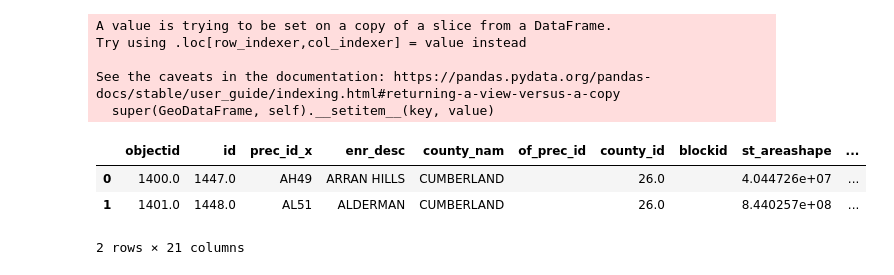
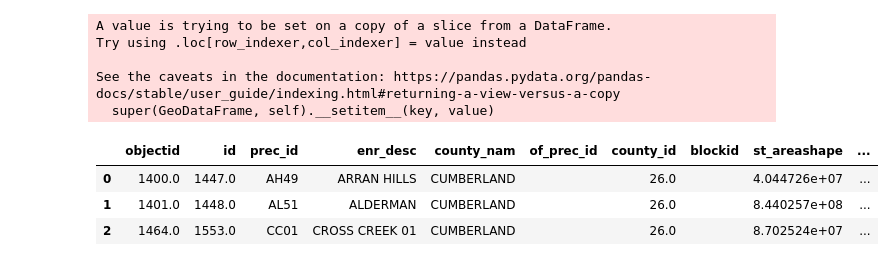
Before and after one commit to qscgy/visualizations, a Jupyter notebook: senate.ipynb, the cells around one changed output. Cells and saved outputs as stored; diff of their text form; code cells hidden in the pictures.

```diff
--- a/senate.ipynb
+++ b/senate.ipynb
@@ -11,11 +17,19 @@ with open('nc-election/county_ids.json', 'r') as f:
 # %%
-precinct_results = {}
+def load_results_from_json(fname):
+    precinct_results = {}
+    with open(fname,'r') as f:
+        results_j = json.load(f)
 
-for k in results_j:
-    county_name = county_ids[k]
-    for p in results_j[k]:
-        precinct_key = county_name+'_'+p['aid']
-        if precinct_key in precinct_results:
-            precinct_results[precinct_key][p['bnm']] = int(p['vct'])
-        else:
-            precinct_results[precinct_key] = {'pid':precinct_key, p['bnm']: int(p['vct'])}
+    for k in results_j:
+        county_name = cid_table.loc[cid_table.index.astype(str)==k][0].iloc[0]
+        for p in results_j[k]:
+            precinct_key = county_name+'_'+p['aid']
+            if precinct_key in precinct_results:
+                precinct_results[precinct_key][p['bnm']] = int(p['vct'])
+            else:
+                precinct_results[precinct_key] = {'pid':precinct_key, p['bnm']: int(p['vct'])}
+
+    results = pd.DataFrame.from_dict([precinct_results[k] for k in precinct_results])
+    results['County'] = results['pid'].map(lambda r: r.split('_')[0])
+
+    return results
@@ -40,0 +41,9 @@ counties = cid_table.loc[cid_table[0].isin(county_names)]
+# %%
+# results = load_results_from_csv('nc-election/precinct_results_senate.csv')
+# results.drop(['prec_id'], axis=1, inplace=True)
+results = load_results_from_json('nc-election/precinct_results_allen_ervin.json')
+# %%
+dem_name = results.columns[2]
+rep_name = results.columns[1]
+
+results['d_margin'] = (results[dem_name]-results[rep_name])/(results[dem_name]+results[rep_name])*100
@@ -42,22 +54,24 @@ counties = cid_table.loc[cid_table[0].isin(county_names)]
 with open('nc-election/Voting_Precincts.geojson','r') as f:
     shapes_all = gpd.read_file(f)
 # %%
-shapes = shapes_all.loc[shapes_all.loc[:,'county_id'].isin(counties.index)]
-shapes['pid'] = shapes.loc[:,'county_nam'].astype(str) + '_' + shapes.loc[:,'prec_id']
+def make_geo_table(results, names):
+    shapes = shapes_all.loc[shapes_all.loc[:,'county_nam'].isin(names)]
+    shapes['pid'] = shapes.loc[:,'county_nam'].astype(str) + '_' + shapes.loc[:,'prec_id']
+    orange = shapes.merge(results.loc[(results.County.isin(names))], how='right', on='pid')
+    return orange
-# %% [output]
-A value is trying to be set on a copy of a slice from a DataFrame.
-Try using .loc[row_indexer,col_indexer] = value instead
-
-See the caveats in the documentation: https://pandas.pydata.org/pandas-docs/stable/user_guide/indexing.html#returning-a-view-versus-a-copy
-  super(GeoDataFrame, self).__setitem__(key, value)
-# %%
-orange = shapes.merge(results.loc[(results.County.isin(county_names))], how='right', on='pid')
-orange.head(2)
-# %% [output]
-|  | objectid | id | prec_id_x | enr_desc | county_nam | of_prec_id | county_id | blockid | st_areashape | ... |
-| 0 | 1400.0 | 1447.0 | AH49 | ARRAN HILLS | CUMBERLAND |  | 26.0 |  | 4.044726e+07 | ... |
-| 1 | 1401.0 | 1448.0 | AL51 | ALDERMAN | CUMBERLAND |  | 26.0 |  | 8.440257e+08 | ... |
-2 rows × 21 columns
+# %%
+orange = make_geo_table(results, county_names)
+orange.head(3)
+# %% [output]
+A value is trying to be set on a copy of a slice from a DataFrame.
+Try using .loc[row_indexer,col_indexer] = value instead
+
+See the caveats in the documentation: https://pandas.pydata.org/pandas-docs/stable/user_guide/indexing.html#returning-a-view-versus-a-copy
+  super(GeoDataFrame, self).__setitem__(key, value)
+|  | objectid | id | prec_id | enr_desc | county_nam | of_prec_id | county_id | blockid | st_areashape | ... |
+| 0 | 1400.0 | 1447.0 | AH49 | ARRAN HILLS | CUMBERLAND |  | 26.0 |  | 4.044726e+07 | ... |
+| 1 | 1401.0 | 1448.0 | AL51 | ALDERMAN | CUMBERLAND |  | 26.0 |  | 8.440257e+08 | ... |
+| 2 | 1464.0 | 1553.0 | CC01 | CROSS CREEK 01 | CUMBERLAND |  | 26.0 |  | 8.702524e+07 | ... |
 # %%
 def format_margin(m):
     if m<0:
```
Also changed, not shown: parts of 12 cells of this notebook, 2 other files.
